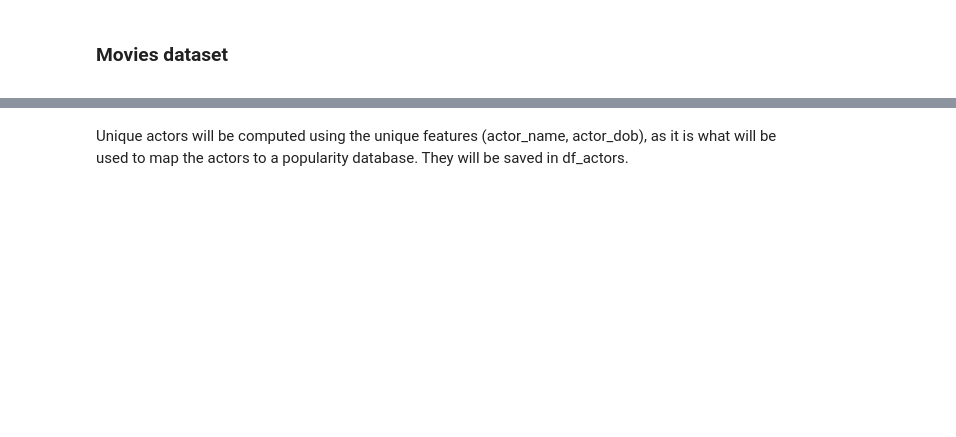
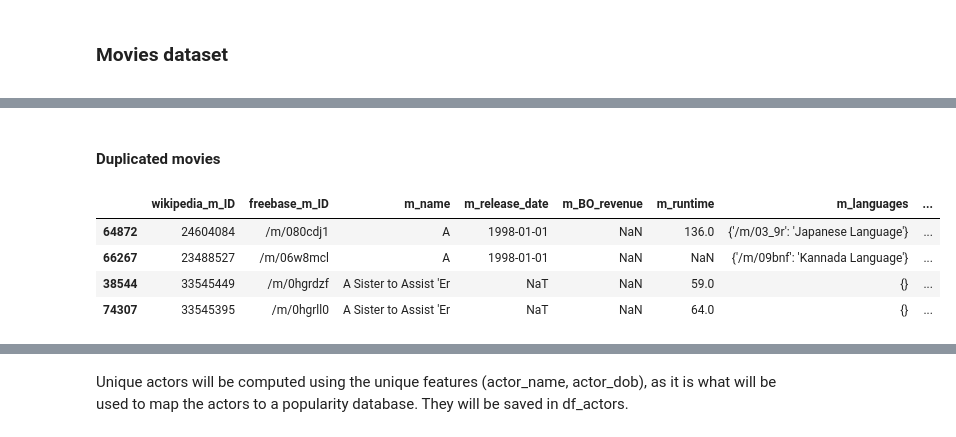
Before and after one commit to epfl-ada/ada-2022-project-dadalife, a Jupyter notebook: ADA_CMU.ipynb, the cells around one changed output, grey strips where cells are left out. Drawn from its saved outputs; the diff is of its cells as text; code cells hidden in the pictures; blank space fills up the shorter version.

```diff
--- a/ADA_CMU.ipynb
+++ b/ADA_CMU.ipynb
@@ -260,0 +298,10 @@ df_movies=df_movies.where(df_movies.astype(bool),np.nan).drop_duplicates(subset=
+# %% [markdown]
+#### Duplicated movies
+# %%
+df_movies[df_movies.duplicated(subset=['m_name', 'm_release_date'], keep=False)].sort_values('m_name').head(4)
+# %% [output]
+|  | wikipedia_m_ID | freebase_m_ID | m_name | m_release_date | m_BO_revenue | m_runtime | m_languages | ... |
+| 64872 | 24604084 | /m/080cdj1 | A | 1998-01-01 | NaN | 136.0 | {'/m/03_9r': 'Japanese Language'} | ... |
+| 66267 | 23488527 | /m/06w8mcl | A | 1998-01-01 | NaN | NaN | {'/m/09bnf': 'Kannada Language'} | ... |
+| 38544 | 33545449 | /m/0hgrdzf | A Sister to Assist 'Er | NaT | NaN | 59.0 | {} | ... |
+| 74307 | 33545395 | /m/0hgrll0 | A Sister to Assist 'Er | NaT | NaN | 64.0 | {} | ... |
```
Also changed, not shown: parts of 136 cells of this notebook.
